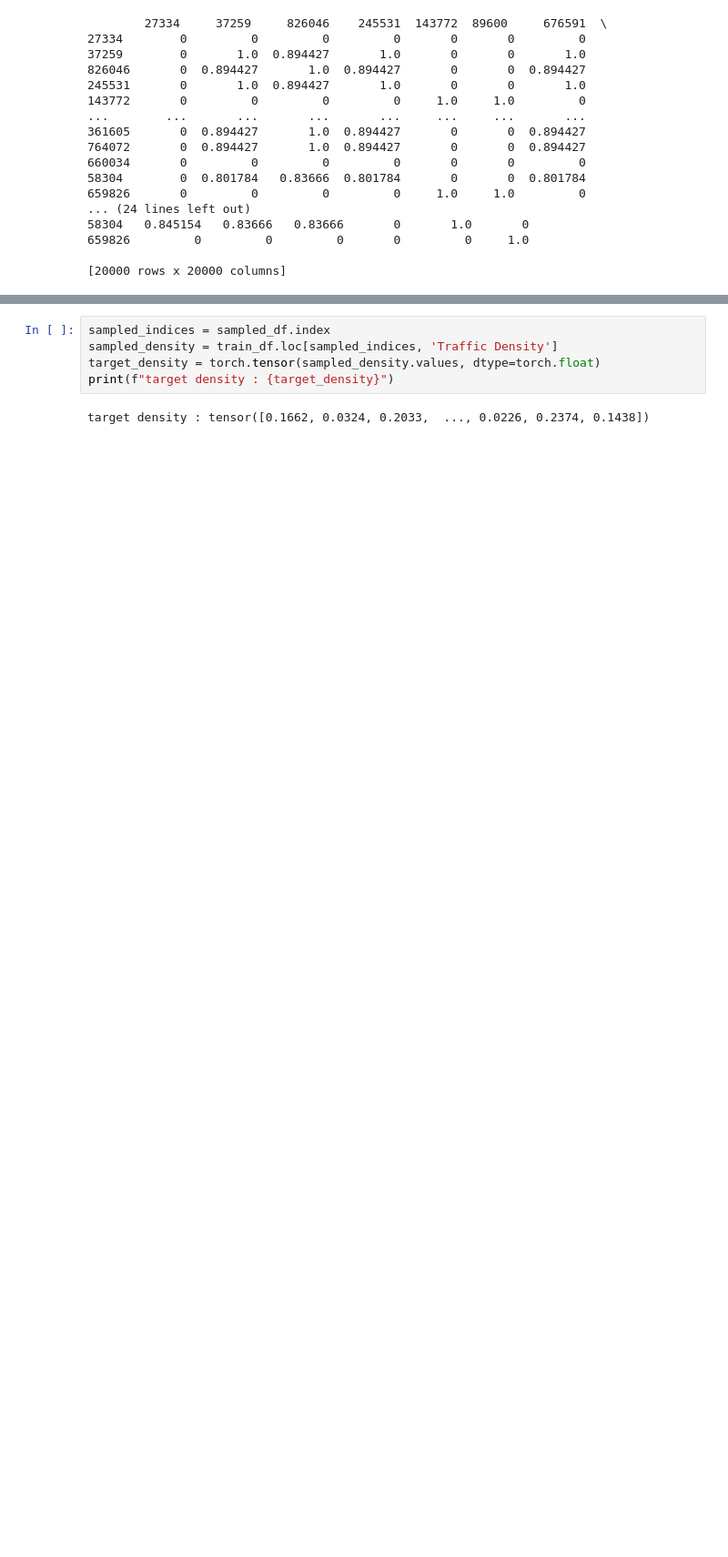
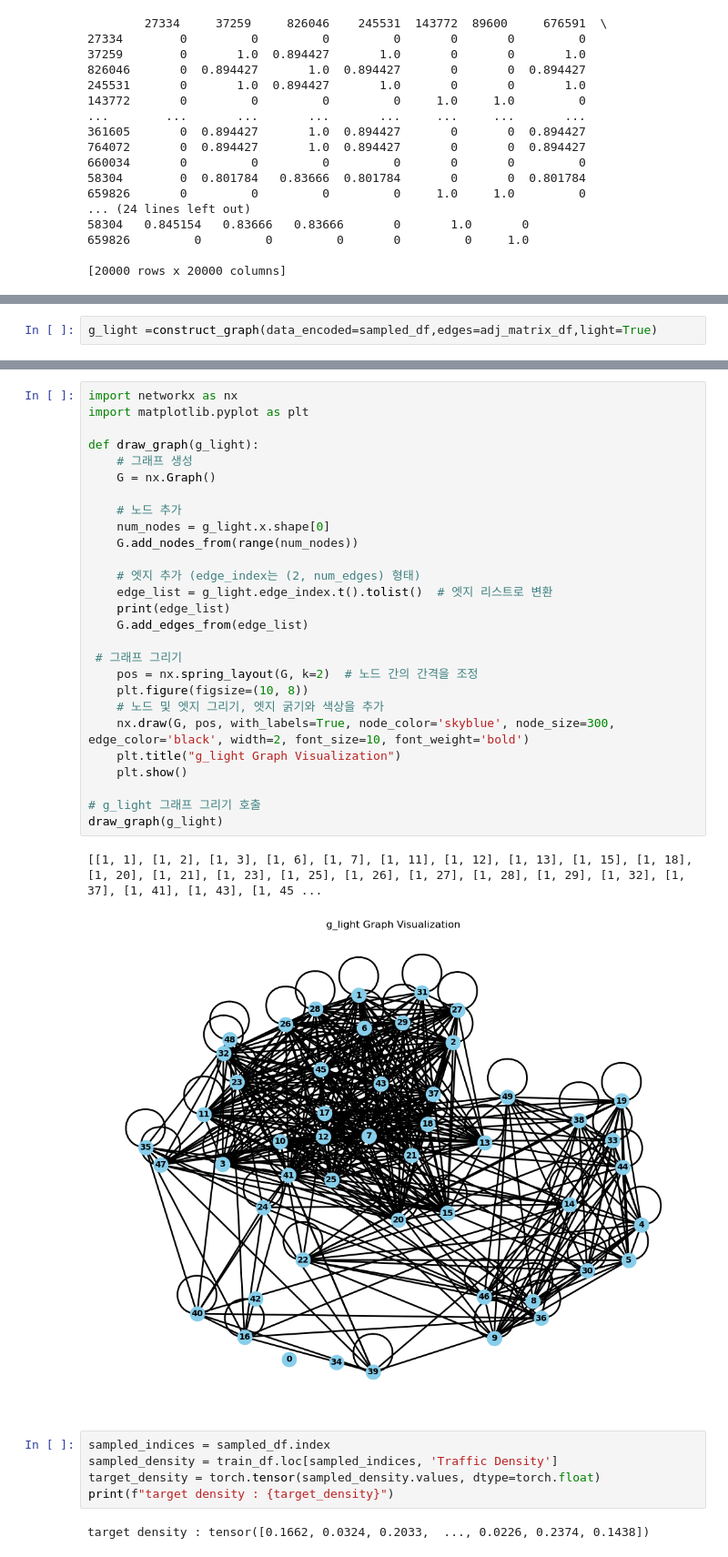
Before and after one commit to younggun339/ML, a Jupyter notebook: ML.ipynb, the cells around one changed output, grey strips where cells are left out. Shown at 91% size. Saved outputs shown, nothing was run; the diff lists cells and outputs as text; blank space fills up the shorter version.

```diff
--- a/ML.ipynb
+++ b/ML.ipynb
@@ -645,0 +675,2 @@ torch.Size([20000, 3])
+# %%
+g_light =construct_graph(data_encoded=sampled_df,edges=adj_matrix_df,light=True)
@@ -646,3 +695,33 @@ torch.Size([20000, 3])
+# %%
+import networkx as nx
+import matplotlib.pyplot as plt
+
+def draw_graph(g_light):
+    # 그래프 생성
+    G = nx.Graph()
+
+    # 노드 추가
+    num_nodes = g_light.x.shape[0]
+    G.add_nodes_from(range(num_nodes))
+
+    # 엣지 추가 (edge_index는 (2, num_edges) 형태)
+    edge_list = g_light.edge_index.t().tolist()  # 엣지 리스트로 변환
+    print(edge_list)
+    G.add_edges_from(edge_list)
+
+ # 그래프 그리기
+    pos = nx.spring_layout(G, k=2)  # 노드 간의 간격을 조정
+    plt.figure(figsize=(10, 8))
+    # 노드 및 엣지 그리기, 엣지 굵기와 색상을 추가
+    nx.draw(G, pos, with_labels=True, node_color='skyblue', node_size=300, edge_color='black', width=2, font_size=10, font_weight='bold')
+    plt.title("g_light Graph Visualization")
+    plt.show()
+
+# g_light 그래프 그리기 호출
+draw_graph(g_light)
+# %% [output]
+[[1, 1], [1, 2], [1, 3], [1, 6], [1, 7], [1, 11], [1, 12], [1, 13], [1, 15], [1, 18], [1, 20], [1, 21], [1, 23], [1, 25], [1, 26], [1, 27], [1, 28], [1, 29], [1, 32], [1, 37], [1, 41], [1, 43], [1, 45 ...
+[figure, added]
 # %%
 sampled_indices = sampled_df.index
 sampled_density = train_df.loc[sampled_indices, 'Traffic Density']
```
Also changed, not shown: parts of 17 cells of this notebook, 1 other file.
